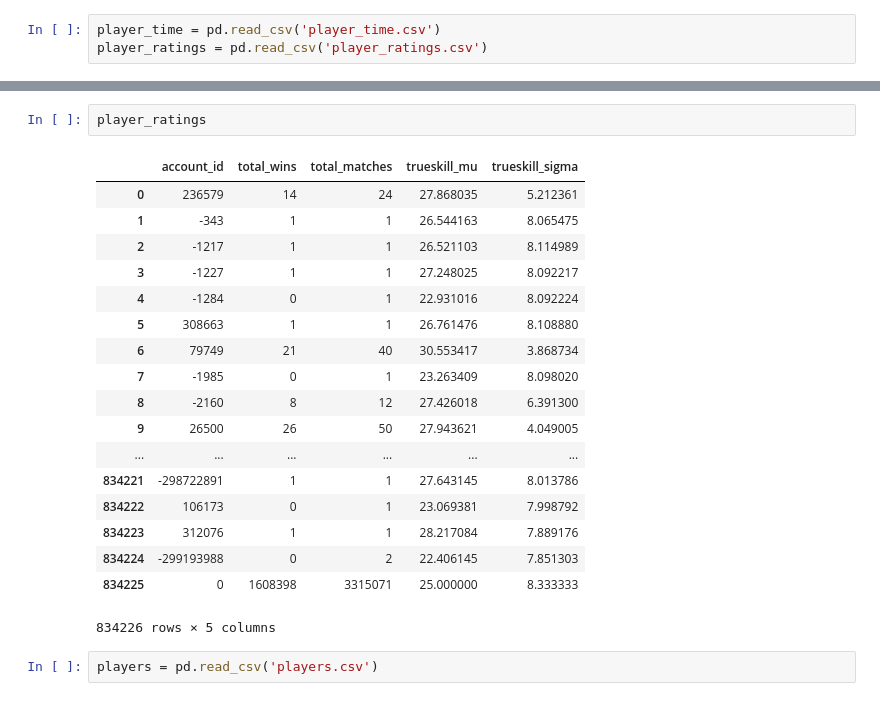
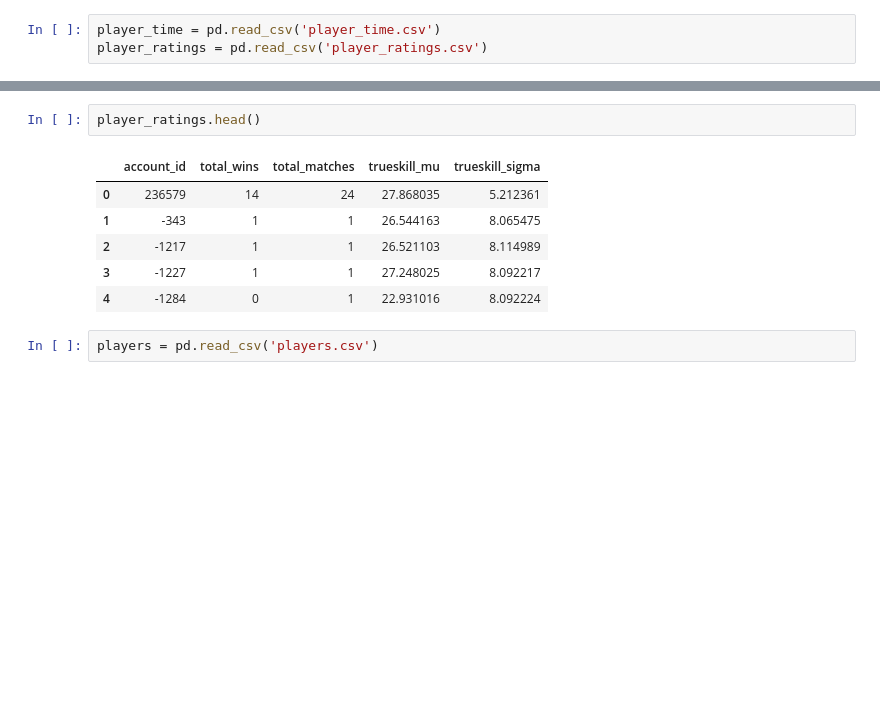
Before and after one commit to itsDZhang/Dota2__Data-Mining, a Jupyter notebook: fight_outcome.ipynb, the cells around one changed output, grey strips where cells are left out. Cells and saved outputs as stored; diff of their text form; blank space fills up the shorter version.

```diff
--- a/fight_outcome.ipynb
+++ b/fight_outcome.ipynb
@@ -28,24 +17,12 @@ player_time
 # %%
-player_ratings
+player_ratings.head()
 # %% [output]
 |  | account_id | total_wins | total_matches | trueskill_mu | trueskill_sigma |
 | 0 | 236579 | 14 | 24 | 27.868035 | 5.212361 |
 | 1 | -343 | 1 | 1 | 26.544163 | 8.065475 |
 | 2 | -1217 | 1 | 1 | 26.521103 | 8.114989 |
 | 3 | -1227 | 1 | 1 | 27.248025 | 8.092217 |
 | 4 | -1284 | 0 | 1 | 22.931016 | 8.092224 |
-| 5 | 308663 | 1 | 1 | 26.761476 | 8.108880 |
-| 6 | 79749 | 21 | 40 | 30.553417 | 3.868734 |
-| 7 | -1985 | 0 | 1 | 23.263409 | 8.098020 |
-| 8 | -2160 | 8 | 12 | 27.426018 | 6.391300 |
-| 9 | 26500 | 26 | 50 | 27.943621 | 4.049005 |
-| ... | ... | ... | ... | ... | ... |
-| 834221 | -298722891 | 1 | 1 | 27.643145 | 8.013786 |
-| 834222 | 106173 | 0 | 1 | 23.069381 | 7.998792 |
-| 834223 | 312076 | 1 | 1 | 28.217084 | 7.889176 |
-| 834224 | -299193988 | 0 | 2 | 22.406145 | 7.851303 |
-| 834225 | 0 | 1608398 | 3315071 | 25.000000 | 8.333333 |
-834226 rows × 5 columns
 # %%
 players = pd.read_csv('players.csv')
 # %%
```
Also changed, not shown: parts of 12 cells of this notebook.
